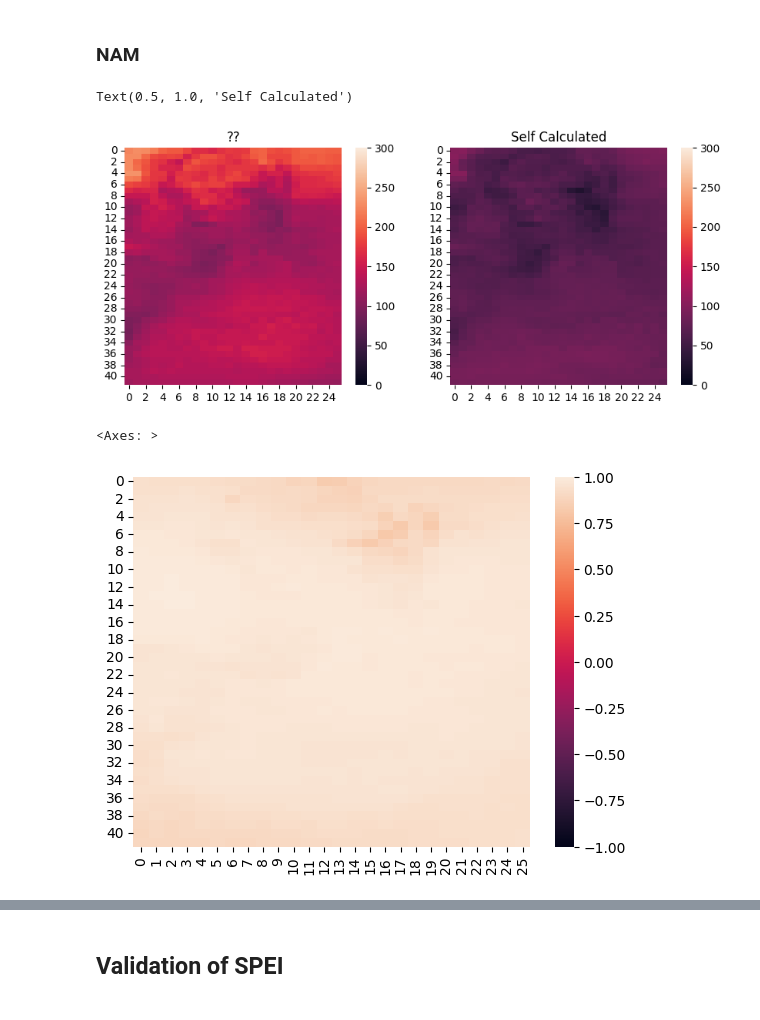
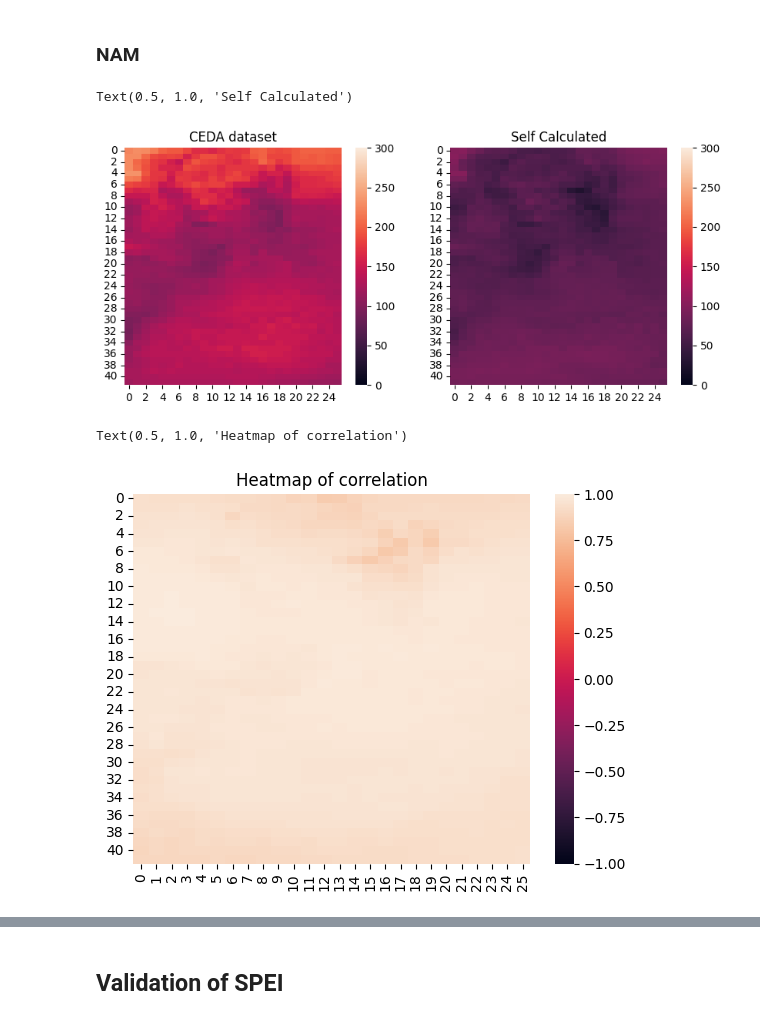
Before and after one commit to jogeanmcf/SPEI, a Jupyter notebook: validation.ipynb, the cells around one changed output, grey strips where cells are left out. Cells and saved outputs as stored; diff of their text form; code cells hidden in the pictures.

```diff
--- a/validation.ipynb
+++ b/validation.ipynb
@@ -101,21 +103,22 @@ fig, ax = plt.subplots(1,2, figsize = (10,4))
 month_index = 4
 sns.heatmap(month_range[month_index]*pet_NAM[month_index], vmin=0, vmax=300, ax=ax[0])
 sns.heatmap(pet_NAM_c[month_index], vmin=0, vmax=300, ax=ax[1])
-ax[0].set_title('??')
+ax[0].set_title('CEDA dataset')
 ax[1].set_title('Self Calculated')
 # %% [output]
 Text(0.5, 1.0, 'Self Calculated')
-[figure, old version]
+[figure, new version]
 # %%
 corrcoef = np.ones((pet_NAM.shape[1],pet_NAM.shape[2]))*np.nan
 
 for i in range(pet_NAM.shape[1]):
     for j in range(pet_NAM.shape[2]):
         corrcoef[i,j] = np.corrcoef(*get_it_right(pet_NAM_c[:,i,j], month_range*pet_NAM[:, i,j]))[0,1]
 
-sns.heatmap(corrcoef, vmax=1, vmin=-1)
+ax = sns.heatmap(corrcoef, vmax=1, vmin=-1)
+ax.set_title('Heatmap of correlation')
 # %% [output]
-<Axes: >
+Text(0.5, 1.0, 'Heatmap of correlation')
-[figure, old version]
+[figure, new version]
 # %%
 lat_index, lon_index = 30,14
```
Also changed, not shown: parts of 8 cells of this notebook.
